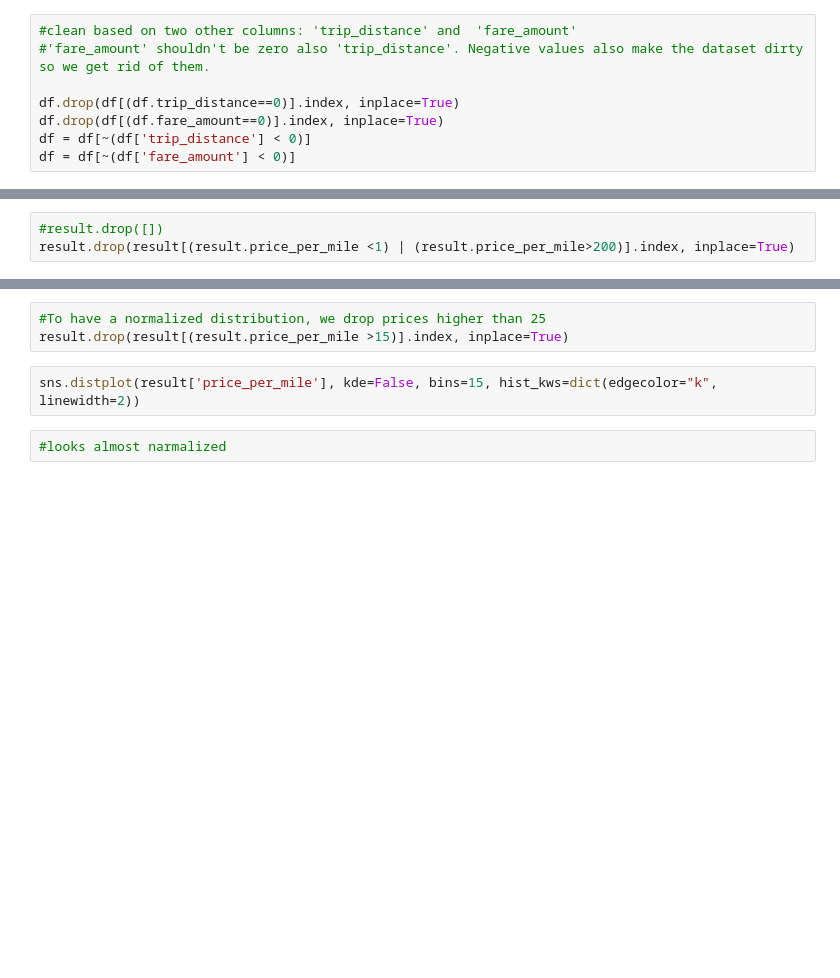
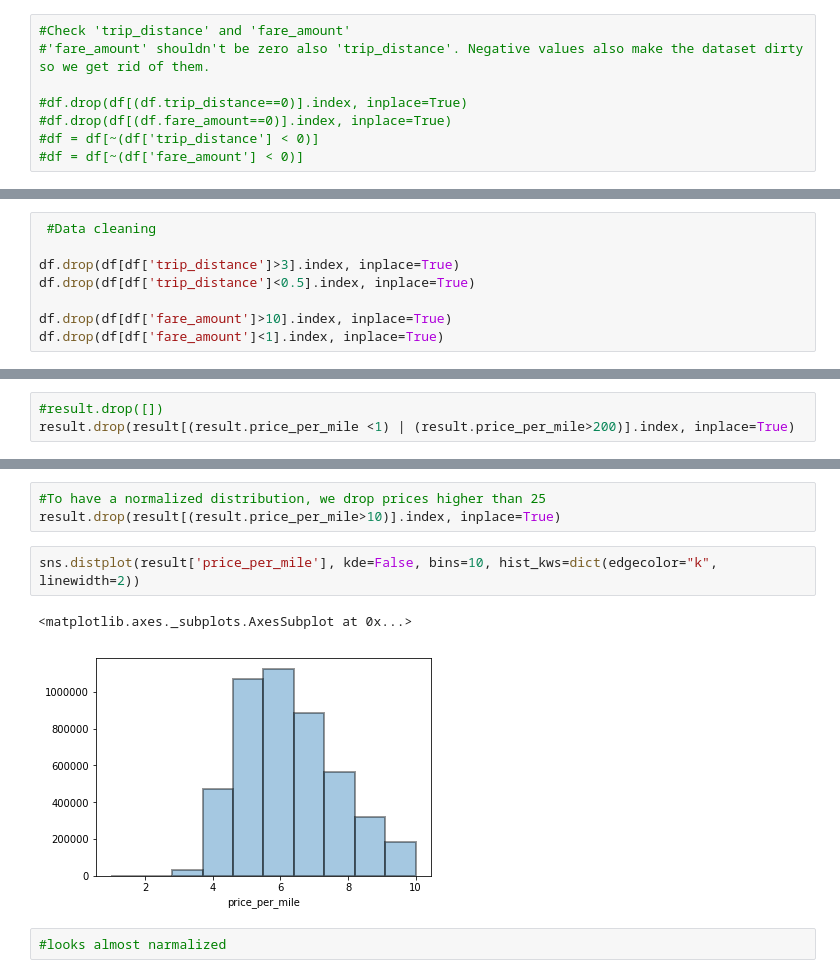
Before and after one commit to EgonFerri/ADM-HM2, a Jupyter notebook: CRQ1.ipynb, the cells around one changed output, grey strips where cells are left out. Cells and saved outputs as stored; diff of their text form; blank space fills up the shorter version.

```diff
--- a/CRQ1.ipynb
+++ b/CRQ1.ipynb
@@ -60,8 +155,8 @@ df.shape
 # %%
-#clean based on two other columns: 'trip_distance' and  'fare_amount'
+#Check 'trip_distance' and 'fare_amount'
 #'fare_amount' shouldn't be zero also 'trip_distance'. Negative values also make the dataset dirty so we get rid of them.
 
-df.drop(df[(df.trip_distance==0)].index, inplace=True)
-df.drop(df[(df.fare_amount==0)].index, inplace=True)
-df = df[~(df['trip_distance'] < 0)]
-df = df[~(df['fare_amount'] < 0)]
+#df.drop(df[(df.trip_distance==0)].index, inplace=True)
+#df.drop(df[(df.fare_amount==0)].index, inplace=True)
+#df = df[~(df['trip_distance'] < 0)]
+#df = df[~(df['fare_amount'] < 0)]
@@ -68,2 +187,10 @@ df = df[~(df['fare_amount'] < 0)]
+# %%
+ #Data cleaning
+
+df.drop(df[df['trip_distance']>3].index, inplace=True)
+df.drop(df[df['trip_distance']<0.5].index, inplace=True)
+
+df.drop(df[df['fare_amount']>10].index, inplace=True)
+df.drop(df[df['fare_amount']<1].index, inplace=True)
 # %%
 df.shape
@@ -127,8 +347,11 @@ result['price_per_mile'].min()
 # %%
 #To have a normalized distribution, we drop prices higher than 25
-result.drop(result[(result.price_per_mile >15)].index, inplace=True)
+result.drop(result[(result.price_per_mile>10)].index, inplace=True)
 # %%
-sns.distplot(result['price_per_mile'], kde=False, bins=15, hist_kws=dict(edgecolor="k", linewidth=2))
+sns.distplot(result['price_per_mile'], kde=False, bins=10, hist_kws=dict(edgecolor="k", linewidth=2))
+# %% [output]
+<matplotlib.axes._subplots.AxesSubplot at 0x...>
+[figure, added]
 # %%
 #looks almost narmalized
 # %%
```
Also changed, not shown: parts of 61 cells of this notebook.
